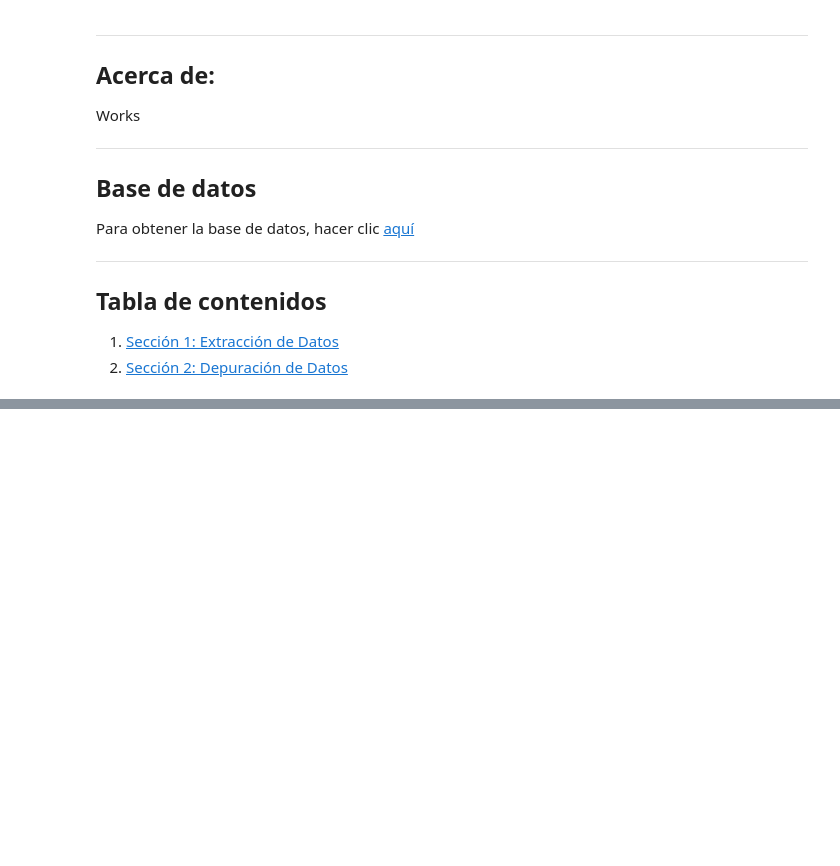
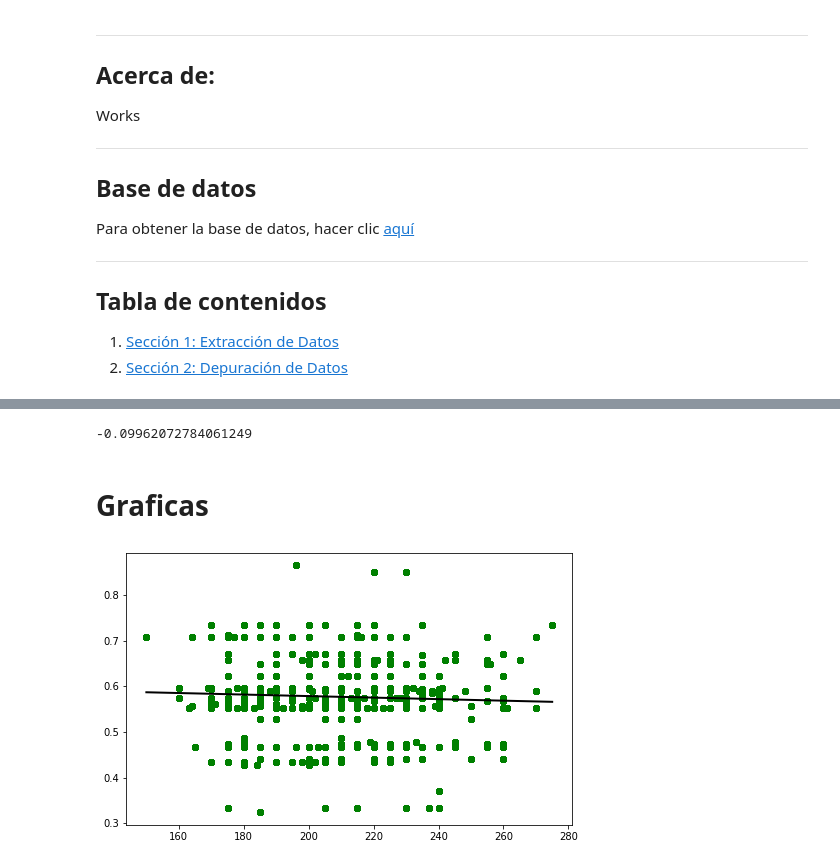
Before and after one commit to andro095/Data-Mining-Project, a Jupyter notebook: project/project.ipynb, the cells around one changed output, grey strips where cells are left out. Saved outputs shown, nothing was run; the diff lists cells and outputs as text; code cells hidden in the pictures; blank space fills up the shorter version.

```diff
--- a/project/project.ipynb
+++ b/project/project.ipynb
@@ -77,0 +251,18 @@ print(dfs['Player'].head())
+# %%
+df.teamIdAway = df.teamIdAway.apply(pd.to_numeric)
+df.teamIdHome = df.teamIdHome.apply(pd.to_numeric)
+df.season = df.season.apply(pd.to_numeric)
+df.height_ph = df.height_ph.apply(pd.to_numeric)
+df.weight_ph = df.weight_ph.apply(pd.to_numeric)
+df.draft_year_ph = df.draft_year_ph.apply(pd.to_numeric)
+df.draft_round_ph = df.draft_round_ph.apply(pd.to_numeric)
+df.draft_number_ph = df.draft_number_ph.apply(pd.to_numeric)
+df.pts_ph = df.pts_ph.apply(pd.to_numeric)
+df.ast_ph = df.ast_ph.apply(pd.to_numeric)
+df.height_pa = df.height_pa.apply(pd.to_numeric)
+df.weight_pa = df.weight_pa.apply(pd.to_numeric)
+df.draft_year_pa = df.draft_year_pa.apply(pd.to_numeric)
+df.draft_round_pa = df.draft_round_pa.apply(pd.to_numeric)
+df.draft_number_pa = df.draft_number_pa.apply(pd.to_numeric)
+df.pts_pa = df.pts_pa.apply(pd.to_numeric)
+df.ast_pa = df.ast_pa.apply(pd.to_numeric)
@@ -77,0 +319,35 @@ print(dfs['Player'].head())
+# %%
+# r2_score(linear_reg.predict(X_test), y_test)
+r2_score(y_test, linear_reg.predict(X_test))
+# %% [output]
+-0.09962072784061249
+# %% [markdown]
+# Graficas
+# %%
+prob_mean = np.mean(df.probWin.values)
+# %%
+def plot_campo(campo):
+  campo_mean = np.mean(campo.values)
+  xy = 0
+  x2 = 0
+
+  for i in range(len(campo.values)):
+    xy += (campo.values[i] - campo_mean) * (df.probWin.values[i] - prob_mean)
+    x2 += (campo.values[i] - campo_mean) ** 2
+
+  d = xy / x2
+  m = prob_mean - (d * campo_mean)
+
+  xmax = np.max(campo.values)
+  xmin = np.min(campo.values)
+
+  posx = np.linspace(xmin, xmax, 1000)
+  posy = m + d * posx
+
+  plt.figure(figsize=(8,5))
+  plt.plot(posx, posy, color='black', linewidth=2)
+  plt.scatter(campo.values, df.probWin.values,  alpha=0.7, color ='green')
+# %%
+plot_campo(df.weight_ph)
+# %% [output]
+[figure, added]
```
Also changed, not shown: parts of 56 cells of this notebook.
